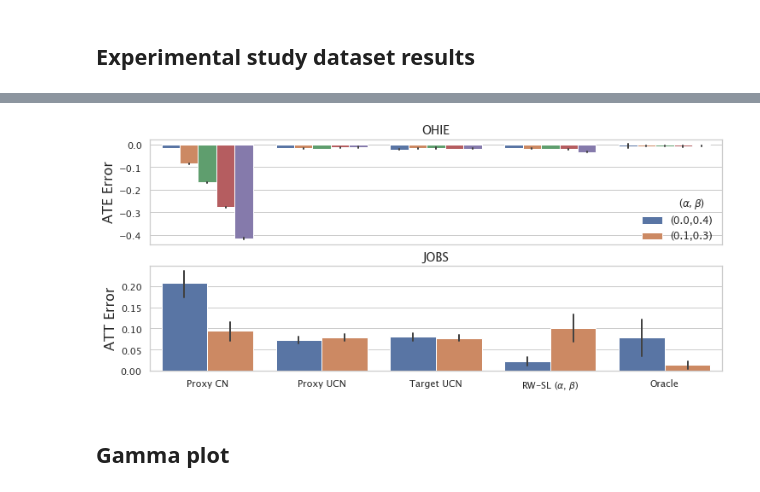
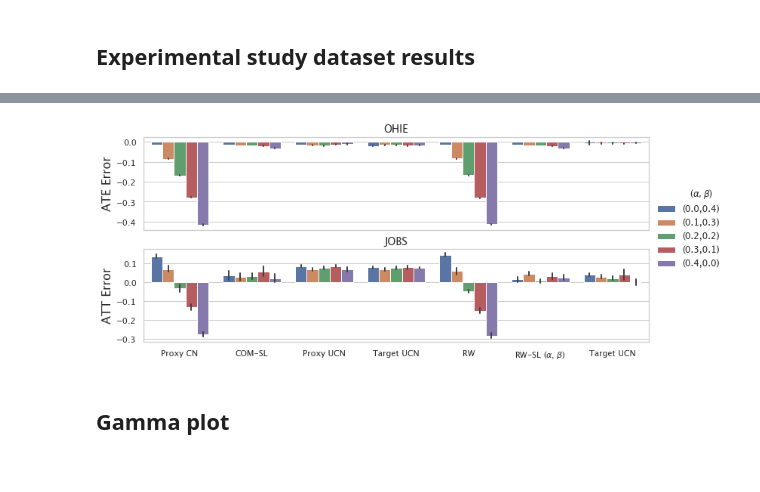
Before and after one commit to lguerdan/counterfactual-decision-support, a Jupyter notebook: notebook_results.ipynb, the cells around one changed output, grey strips where cells are left out. Cells and saved outputs as stored; diff of their text form; code cells hidden in the pictures.

```diff
--- a/notebook_results.ipynb
+++ b/notebook_results.ipynb
@@ -133,17 +94,15 @@ Name: ate_error, dtype: float64
 # %%
-
 exp_df = get_ate_result_df('NATE_erm_ohiejobs_crossfit_oracle_params_R10')
 ohie_df = exp_df[exp_df['benchmark'] == 'ohie']
+jobs_df = get_ate_result_df('NATE_balanced_erm_jobs_oracle_params_R10')
 
-jobs_df = get_ate_result_df('stub_NATE_erm_realworld_crossfit_oracle_params_R10')
-
-# jobs_df = get_ate_result_df('erm_realdata_crossfit_oracle_params')
-
+#TODO: load and combine with results from learned parameters here
 
 disp_names = {
-    'Target Oracle': 'Oracle',
+    'Target Oracle': 'Target UCN',
     'RW-SL': r'RW-SL ($\alpha$, $\beta$)',
     'COM': 'Proxy CN',
+    'COM-SL': 'COM-SL',
     'RW': 'RW',
     'Proxy Oracle': r'$f_{Y_t}$',
     'OBS Oracle': 'Target UCN',
@@ -153,34 +112,34 @@ disp_names = {
 }
 
 
-include_baselines = ['Target Oracle', 'RW-SL', 'SL', 'COM', 'OBS Oracle', 'OBS']
+include_baselines = ['Target Oracle', 'RW-SL', 'COM-SL', 'COM', 'RW', 'OBS Oracle', 'OBS']
 ohie_df = ohie_df[ohie_df['baseline'].isin(include_baselines)]
 jobs_df = jobs_df[jobs_df['baseline'].isin(include_baselines)]
 
 ohie_df = ohie_df.sort_values(by=['baseline', 'alpha_0'], ascending=True)
 jobs_df = jobs_df.sort_values(by=['baseline', 'alpha_0'], ascending=True)
 
 fig, (ax1, ax2) = plt.subplots(2, 1, figsize=(12, 5), sharex=True)
 
 g = sns.barplot(data=ohie_df, x='baseline', y='ate_error', hue='param', ci=68, errwidth=2, ax=ax1)
 ax1.set_xlabel("")
 ax1.set_ylabel('ATE Error')
 ax1.set_title('OHIE')
 g.legend().set_visible(False)
 
 g = sns.barplot(data=jobs_df, x='baseline', y='ate_error', hue='param', ci=68, errwidth=2, ax=ax2)
 plt.xlabel("")
 ax2.set_ylabel('ATT Error')
 ax2.set_title('JOBS')
 ax2.legend( title=r"         ($\alpha, \beta$)", bbox_to_anchor=(1, 1.75))
 
 
 handles, labels = plt.gca().get_legend_handles_labels()
 labels = [disp_names[item.get_text()] for item in ax2.get_xticklabels()]
 ax2.set_xticklabels(labels)
 
 plt.savefig('figs/mse_plots.png', dpi=500, bbox_inches = "tight")
 # %% [output]
-[figure, old version]
+[figure, new version]
 # %% [markdown]
 ## Gamma plot
```
Also changed, not shown: parts of 12 cells of this notebook, 5 other files.
